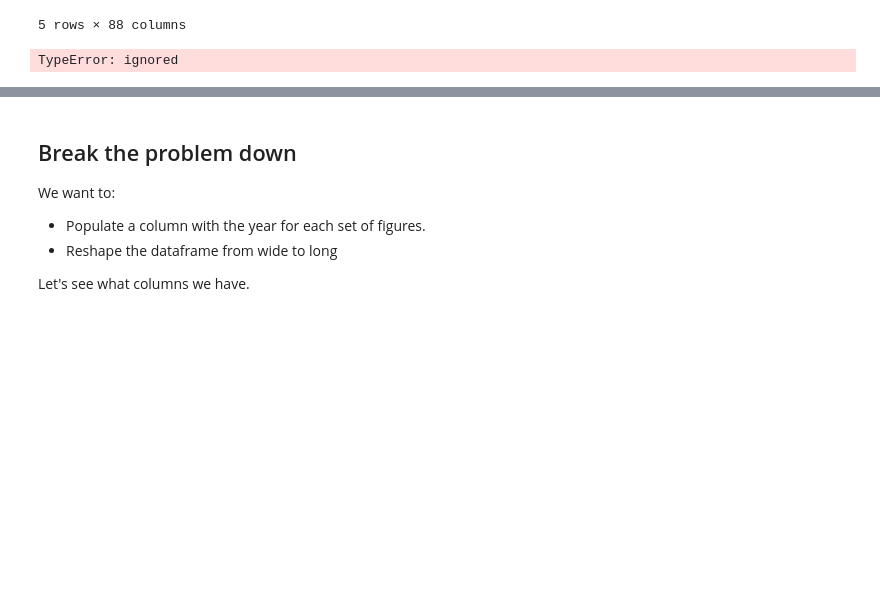
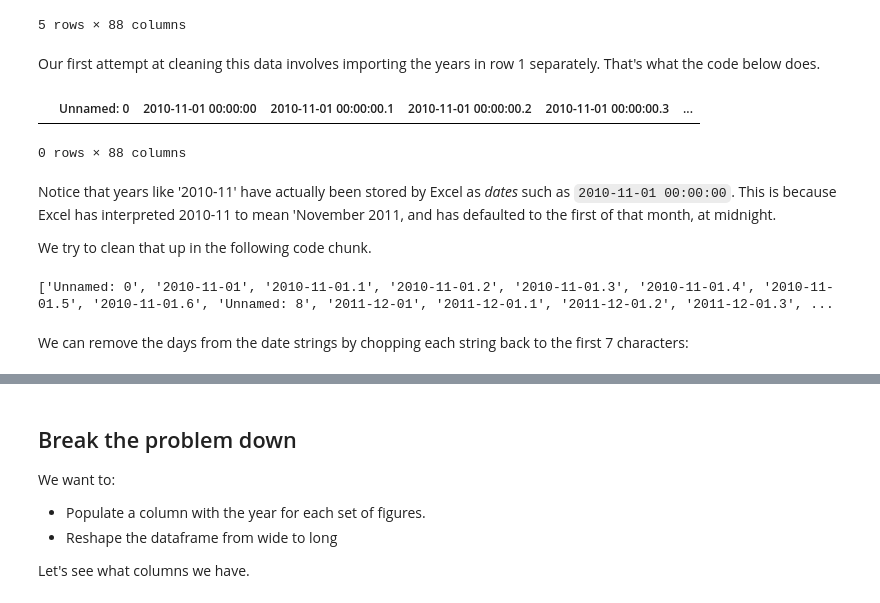
Before and after one commit to paulbradshaw/python5sessions, a Jupyter notebook: clinics/reshaping2rows.ipynb, the cells around one changed output, grey strips where cells are left out. Drawn from its saved outputs; the diff is of its cells as text; code cells hidden in the pictures; blank space fills up the shorter version.

```diff
--- a/clinics/reshaping2rows.ipynb
+++ b/clinics/reshaping2rows.ipynb
@@ -13,15 +16,25 @@ df.head()
 | 3 | E06000004 | 12.0 | 1324.0 | 7178 | 5942 | 1634 | 258 | 48 | E06000004 | 12.0 | 1467.0 | ... |
 | 4 | E06000005 | NaN | 640.0 | 1868 | 2178 | 1284 | 315 | 82 | E06000005 | 6.0 | 832.0 | ... |
 5 rows × 88 columns
+# %% [markdown]
+Our first attempt at cleaning this data involves importing the years in row 1 separately. That's what the code below does.
 # %%
 #read in just row 1 and nothing else
-years = pd.read_excel("epc_lad_counts_cfy_10-21.xlsx", skiprows=0, nrows=0, dtype=['str'])
-#convert to a list, and to strings
-years = list(map(str, list(years.columns)))
-#show
-print(years)
-#replace the 00 timestamp in all items
-years = [yr.replace(' 00:00:00', '') for yr in years]
-print(years)
+years = pd.read_excel("epc_lad_counts_cfy_10-21.xlsx", skiprows=0, nrows=0)
+years
 # %% [output]
+|  | Unnamed: 0 | 2010-11-01 00:00:00 | 2010-11-01 00:00:00.1 | 2010-11-01 00:00:00.2 | 2010-11-01 00:00:00.3 | ... |
-TypeError: ignored
+0 rows × 88 columns
+# %% [markdown]
+Notice that years like '2010-11' have actually been stored by Excel as *dates* such as `2010-11-01 00:00:00`. This is because Excel has interpreted 2010-11 to mean 'November 2011, and has defaulted to the first of that month, at midnight.
+
+We try to clean that up in the following code chunk.
+# %%
+#convert to a list, and to strings
+years = list(map(str, list(years)))
+#show
+print(years)
+# %% [output]
+['Unnamed: 0', '2010-11-01', '2010-11-01.1', '2010-11-01.2', '2010-11-01.3', '2010-11-01.4', '2010-11-01.5', '2010-11-01.6', 'Unnamed: 8', '2011-12-01', '2011-12-01.1', '2011-12-01.2', '2011-12-01.3', ...
+# %% [markdown]
+We can remove the days from the date strings by chopping each string back to the first 7 characters:
```
Also changed, not shown: parts of 22 cells of this notebook, 1 other file.
